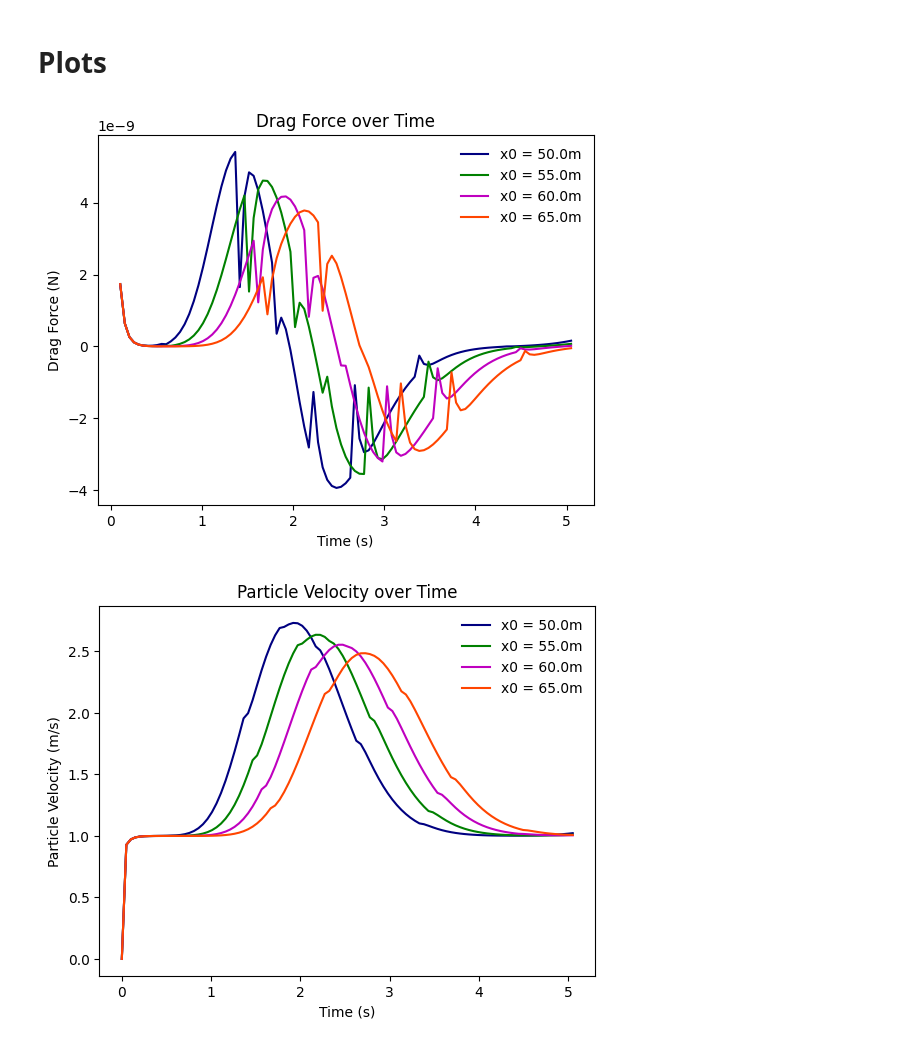
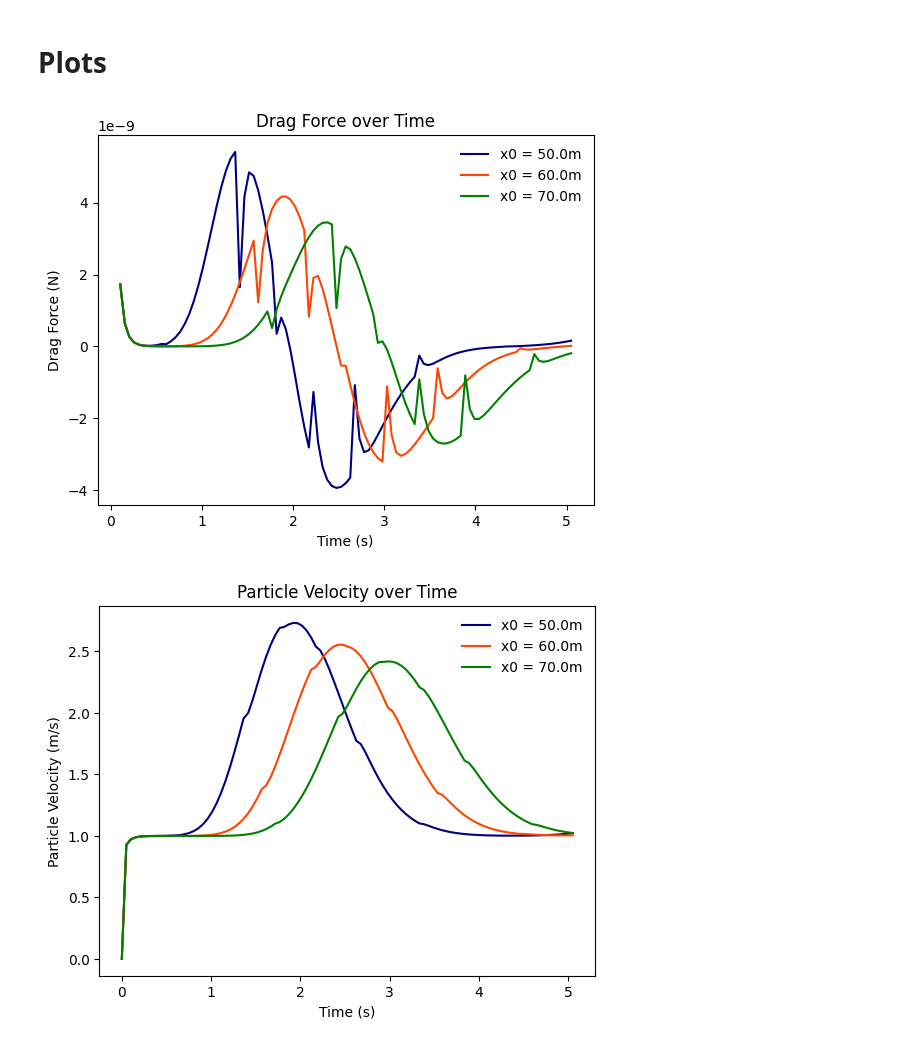
Before and after one commit to ashishd4/UROP, a Jupyter notebook: Week 4/6_6.ipynb, the cells around one changed output. Drawn from its saved outputs; the diff is of its cells as text; code cells hidden in the pictures.

```diff
--- a/Week 4/6_6.ipynb
+++ b/Week 4/6_6.ipynb
@@ -25,6 +25,8 @@ def advection_multiple_particles(D, particles):
     rho_p = 2500 # kg/m^3                     # particle density
     M     = rho_p * 1/6 * dia_p**3 * np.pi    # particle mass
     mu    = 2e-5 # kg/ms                      # dynamic viscosity
+    left  = 50.0                              # initial position of leftmost particle
+    right = 70.0                              # initial position of rightmost particle
 
     # ARRAYS
     Fd_arr = []
@@ -56,7 +58,7 @@ def advection_multiple_particles(D, particles):
     ######################################################
 
     for k in range(particles):
-        pos = 50.0 + k * 5 # 50 is initial position, 5 is increment of position
+        pos = left + k * (right - left)/(particles - 1)
         pos_arr.append(pos)
 
         Fd_arr = []
@@ -111,43 +113,60 @@ def advection_multiple_particles(D, particles):
 # %%
 dia_p1 = 115e-6 # m
 
-particles = 4
+particles = 3
 
 t_big, up_big, ug_big, Fd_big, xp_big, pos_arr = advection_multiple_particles(dia_p1, particles)
 
-plt.plot(t_big[0][2:], Fd_big[0][2:], color = 'navy', label = f'x0 = {pos_arr[0]}m')
-plt.plot(t_big[1][2:], Fd_big[1][2:], color = 'green', label = f'x0 = {pos_arr[1]}m')
-plt.plot(t_big[2][2:], Fd_big[2][2:], color = 'm', label = f'x0 = {pos_arr[2]}m')
-plt.plot(t_big[3][2:], Fd_big[3][2:], color = 'orangered', label = f'x0 = {pos_arr[3]}m')
-# plt.plot(t_big[4][2:], Fd_big[4][2:], color = 'y', label = f'x0 = {pos_arr[4]}m')
-# plt.plot(t_big[5][2:], Fd_big[5][2:], color = 'c', label = f'x0 = {pos_arr[5]}m')
-# plt.plot(t_big[6][2:], Fd_big[6][2:], color = 'cornflowerblue', label = f'x0 = {pos_arr[6]}m')
-# plt.plot(t_big[7][2:], Fd_big[7][2:], color = 'slategray', label = f'x0 = {pos_arr[7]}m')
+for i in range(particles):
+    if (i % 5 == 0):
+        plt.plot(t_big[i][2:], Fd_big[i][2:], color = 'navy', label = f'x0 = {pos_arr[i]}m')
+    if (i % 5 == 1):
+        plt.plot(t_big[i][2:], Fd_big[i][2:], color = 'orangered', label = f'x0 = {pos_arr[i]}m')
+    if (i % 5 == 2):
+        plt.plot(t_big[i][2:], Fd_big[i][2:], color = 'green', label = f'x0 = {pos_arr[i]}m')
+    if (i % 5 == 3):
+        plt.plot(t_big[i][2:], Fd_big[i][2:], color = 'm', label = f'x0 = {pos_arr[i]}m')
+    if (i % 5 == 4):
+        plt.plot(t_big[i][2:], Fd_big[i][2:], color = 'y', label = f'x0 = {pos_arr[i]}m')
 plt.title('Drag Force over Time')
 plt.ylabel('Drag Force (N)')
 plt.xlabel('Time (s)')
 plt.legend(frameon=False)
 plt.show()
 
-plt.plot(t_big[0], up_big[0], color = 'navy', label = f'x0 = {pos_arr[0]}m')
-plt.plot(t_big[1], up_big[1], color = 'green', label = f'x0 = {pos_arr[1]}m')
-plt.plot(t_big[2], up_big[2], color = 'm', label = f'x0 = {pos_arr[2]}m')
-plt.plot(t_big[3], up_big[3], color = 'orangered', label = f'x0 = {pos_arr[3]}m')
+for i in range(particles):
+    if (i % 5 == 0):
+        plt.plot(t_big[i], up_big[i], color = 'navy', label = f'x0 = {pos_arr[i]}m')
+    if (i % 5 == 1):
+        plt.plot(t_big[i], up_big[i], color = 'orangered', label = f'x0 = {pos_arr[i]}m')
+    if (i % 5 == 2):
+        plt.plot(t_big[i], up_big[i], color = 'green', label = f'x0 = {pos_arr[i]}m')
+    if (i % 5 == 3):
+        plt.plot(t_big[i], up_big[i], color = 'm', label = f'x0 = {pos_arr[i]}m')
+    if (i % 5 == 4):
+        plt.plot(t_big[i], up_big[i], color = 'y', label = f'x0 = {pos_arr[i]}m')
 plt.title('Particle Velocity over Time')
 plt.ylabel('Particle Velocity (m/s)')
 plt.xlabel('Time (s)')
 plt.legend(frameon=False)
 plt.show()
 
-plt.plot(t_big[0], xp_big[0], color = 'navy', label = f'x0 = {pos_arr[0]}m')
-plt.plot(t_big[1], xp_big[1], color = 'green', label = f'x0 = {pos_arr[1]}m')
-plt.plot(t_big[2], xp_big[2], color = 'm', label = f'x0 = {pos_arr[2]}m')
-plt.plot(t_big[3], xp_big[3], color = 'orangered', label = f'x0 = {pos_arr[3]}m')
+for i in range(particles):
+    if (i % 5 == 0):
+        plt.plot(t_big[i], xp_big[i], color = 'navy', label = f'x0 = {pos_arr[i]}m')
+    if (i % 5 == 1):
+        plt.plot(t_big[i], xp_big[i], color = 'orangered', label = f'x0 = {pos_arr[i]}m')
+    if (i % 5 == 2):
+        plt.plot(t_big[i], xp_big[i], color = 'green', label = f'x0 = {pos_arr[i]}m')
+    if (i % 5 == 3):
+        plt.plot(t_big[i], xp_big[i], color = 'm', label = f'x0 = {pos_arr[i]}m')
+    if (i % 5 == 4):
+        plt.plot(t_big[i], xp_big[i], color = 'y', label = f'x0 = {pos_arr[i]}m')
 plt.title('Particle Position over Time')
 plt.ylabel('Particle Position (m)')
 plt.xlabel('Time (s)')
 plt.legend(frameon=False)
 plt.show()
 # %% [output]
-[figure, old version]
+[figure, new version]
-[figure, old version]
+[figure, new version]
```
Also changed, not shown: parts of 1 cell of this notebook.
